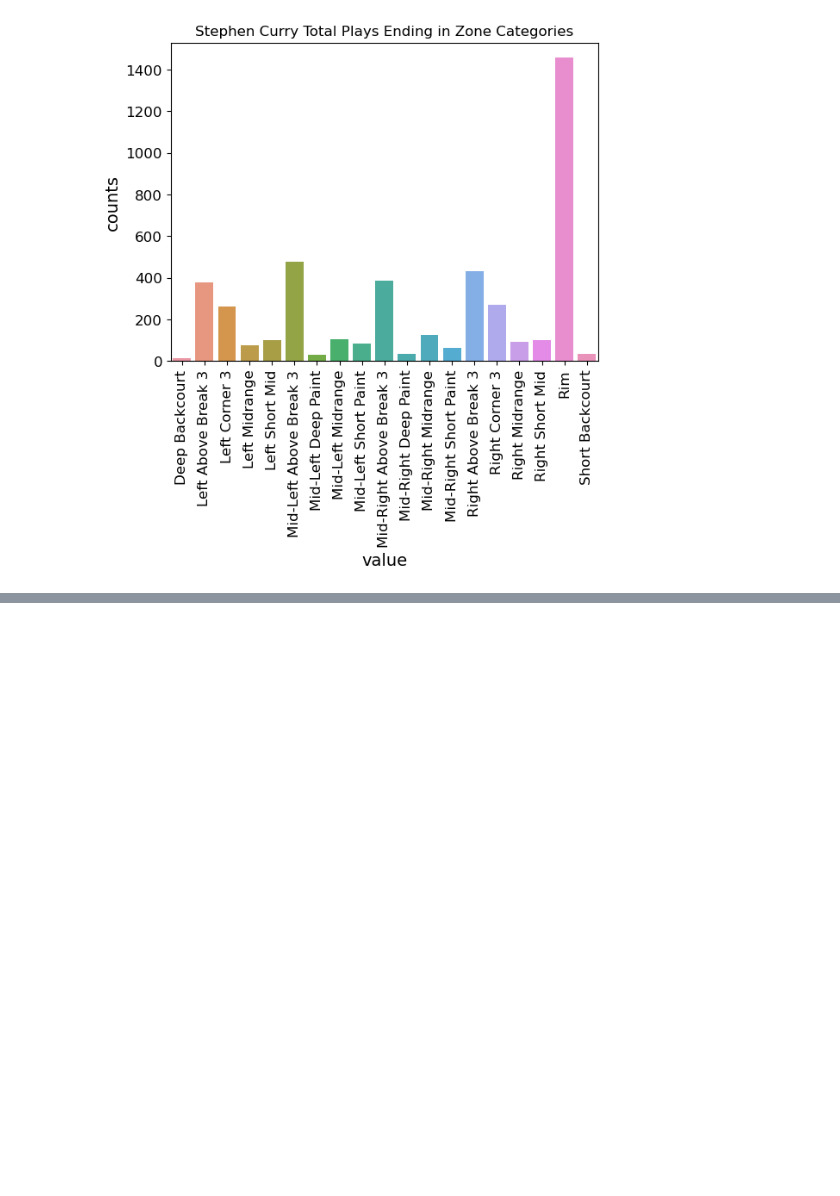
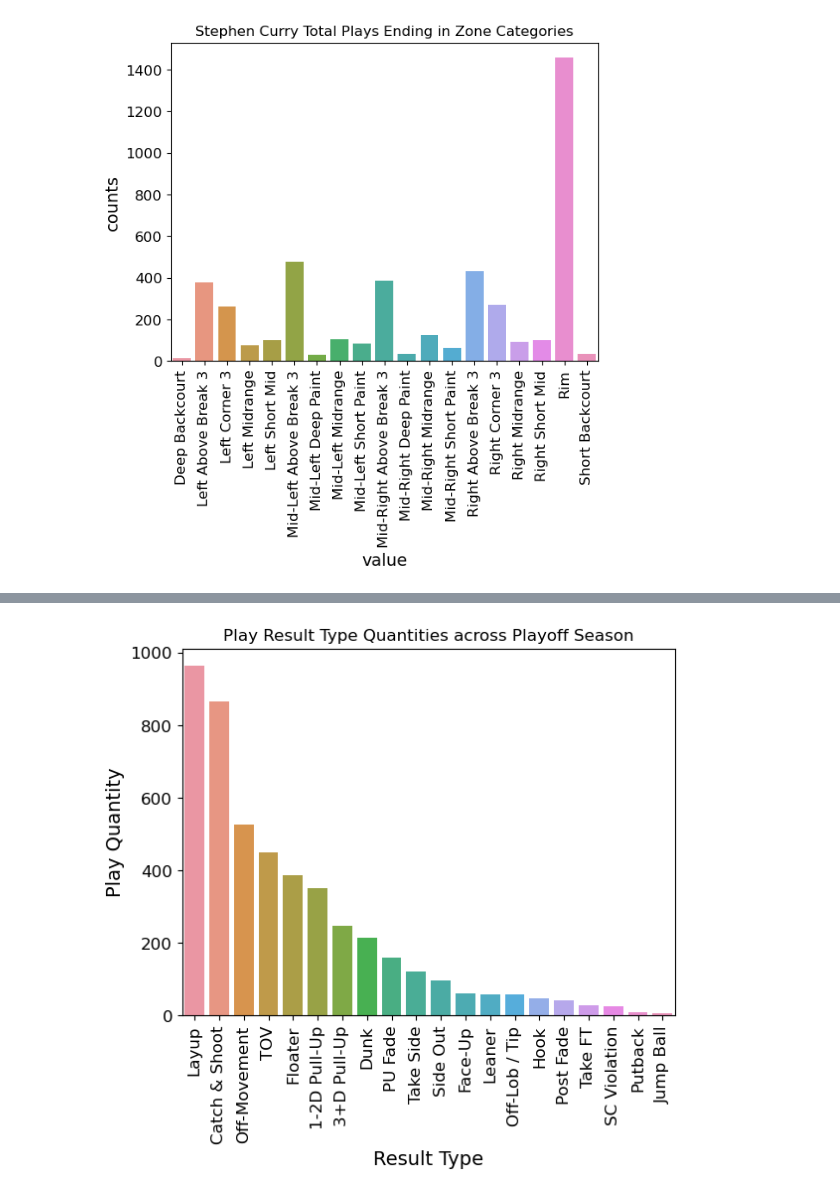
Before and after one commit to mikafur32/syracuseBasketballCompetition, a Jupyter notebook: Multi-index-stats.ipynb, the cells around one changed output, grey strips where cells are left out. Cells and saved outputs as stored; diff of their text form; code cells hidden in the pictures; blank space fills up the shorter version.

```diff
--- a/Multi-index-stats.ipynb
+++ b/Multi-index-stats.ipynb
@@ -254,0 +298,5 @@ plt.xticks(rotation = 90);
+# %%
+result_type_playoff_hist = sns.barplot(data = result_type_counts_playoffs, x = "index", y = "result_type").set(title = "Play Result Type Quantities across Playoff Season", xlabel = "Result Type", ylabel = "Play Quantity")
+plt.xticks(rotation = 90);
+# %% [output]
+[figure, added]
```
Also changed, not shown: parts of 13 cells of this notebook, 20 other files.
